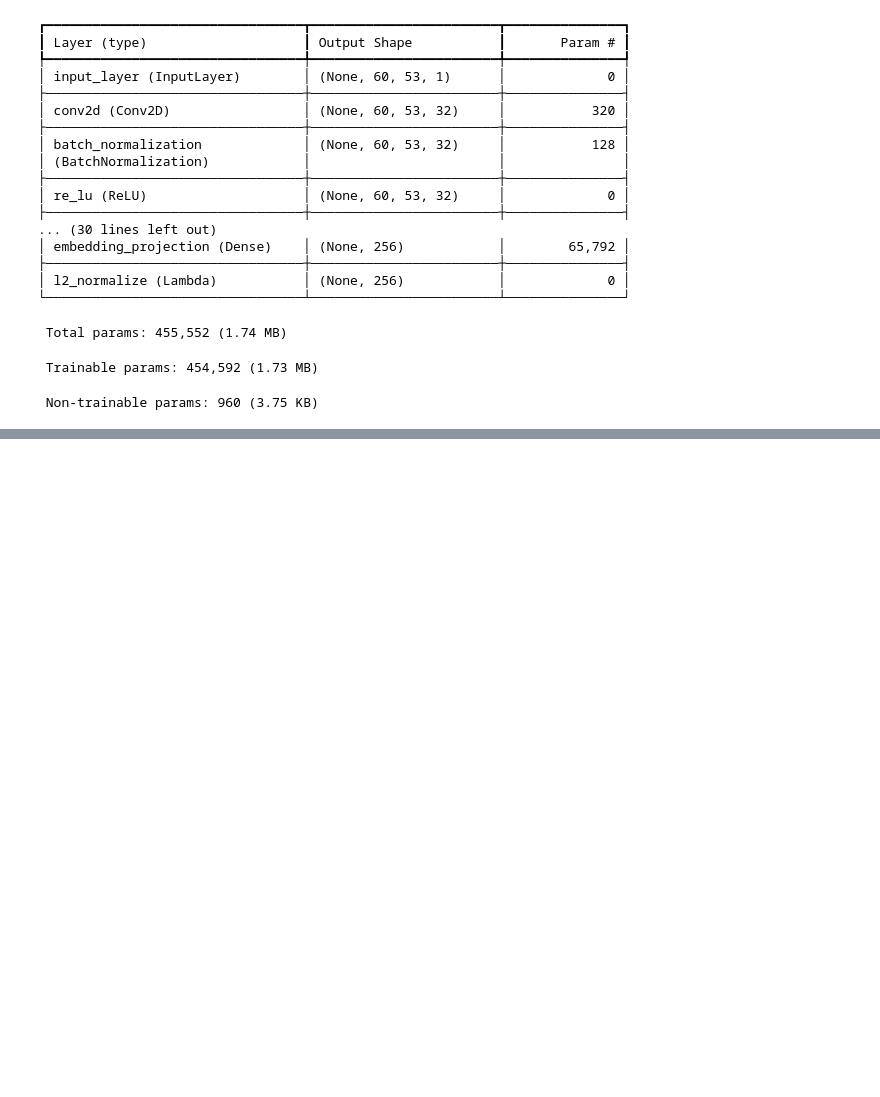
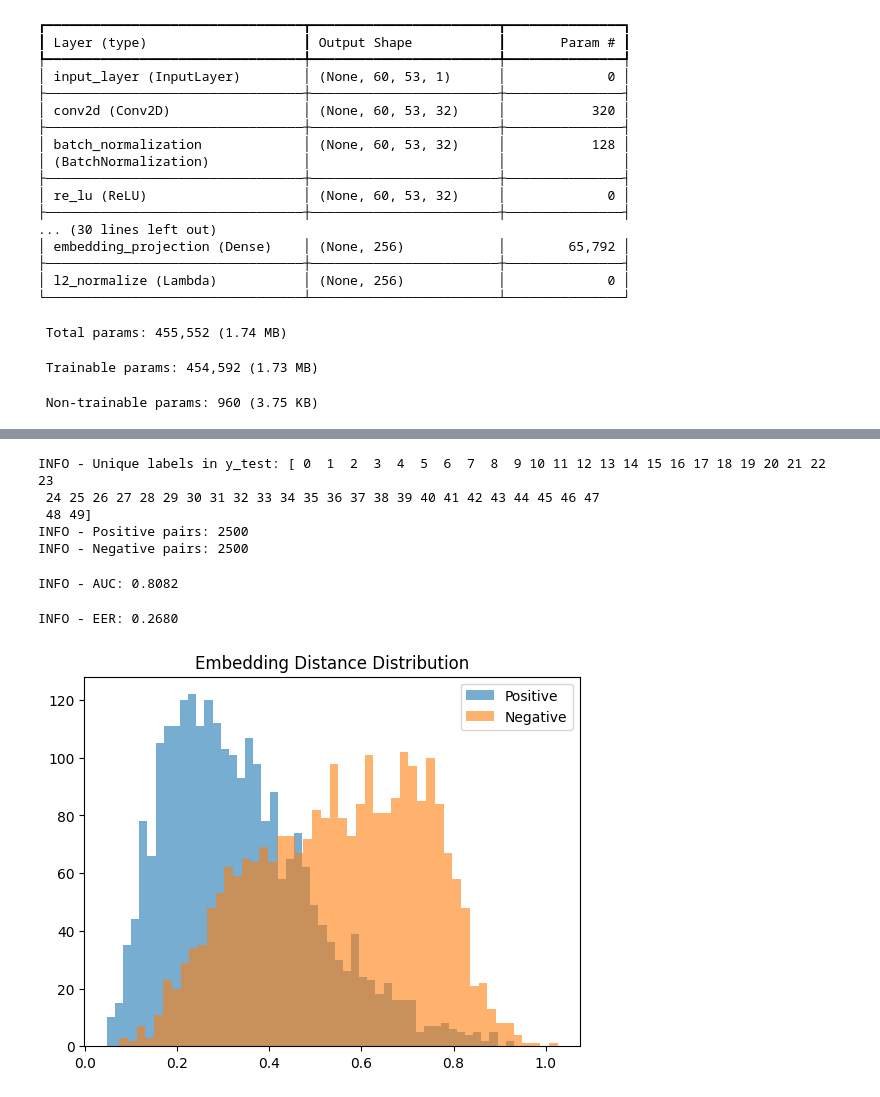
Before and after one commit to dmaman86/author-handwriting-recog, a Jupyter notebook: notebooks/code_50.ipynb, the cells around one changed output, grey strips where cells are left out. Cells and saved outputs as stored; diff of their text form; code cells hidden in the pictures; blank space fills up the shorter version.

```diff
--- a/notebooks/code_50.ipynb
+++ b/notebooks/code_50.ipynb
@@ -436,0 +638,2 @@ TypeError: `output_signature` must contain objects that are subclass of `tf.Type
+# %%
+X_test_resized = resize_batch(X_test)
@@ -436,0 +648,6 @@ TypeError: `output_signature` must contain objects that are subclass of `tf.Type
+# %%
+embeddings_transformer_test = transformer_model.predict(
+    X_test_resized,
+    batch_size=32,
+    verbose=1
+)
@@ -436,0 +719,2 @@ TypeError: `output_signature` must contain objects that are subclass of `tf.Type
+# %%
+E1, E2, y_pairs = build_eval_pairs(embeddings_transformer_test, y_test)
@@ -436,0 +731,10 @@ TypeError: `output_signature` must contain objects that are subclass of `tf.Type
+# %%
+logger.info(f"Unique labels in y_test: {np.unique(y_test)}")
+logger.info(f"Positive pairs: {np.sum(y_pairs == 1)}")
+logger.info(f"Negative pairs: {np.sum(y_pairs == 0)}")
+# %% [output]
+INFO - Unique labels in y_test: [ 0  1  2  3  4  5  6  7  8  9 10 11 12 13 14 15 16 17 18 19 20 21 22 23
+ 24 25 26 27 28 29 30 31 32 33 34 35 36 37 38 39 40 41 42 43 44 45 46 47
+ 48 49]
+INFO - Positive pairs: 2500
+INFO - Negative pairs: 2500
@@ -436,0 +743,29 @@ TypeError: `output_signature` must contain objects that are subclass of `tf.Type
+# %%
+distances = np.linalg.norm(E1 - E2, axis=1)
+# %%
+from sklearn.metrics import roc_curve, auc
+
+fpr, tpr, thresholds = roc_curve(y_pairs, -distances)
+roc_auc = auc(fpr, tpr)
+
+logger.info(f"AUC: {roc_auc:.4f}")
+# %% [output]
+INFO - AUC: 0.8082
+# %%
+fnr = 1 - tpr
+eer_idx = np.argmin(np.abs(fpr - fnr))
+eer = fpr[eer_idx]
+
+logger.info(f"EER: {eer:.4f}")
+# %% [output]
+INFO - EER: 0.2680
+# %%
+import matplotlib.pyplot as plt
+
+plt.hist(distances[y_pairs == 1], bins=50, alpha=0.6, label="Positive")
+plt.hist(distances[y_pairs == 0], bins=50, alpha=0.6, label="Negative")
+plt.legend()
+plt.title("Embedding Distance Distribution")
+plt.show()
+# %% [output]
+[figure, added]
```
Also changed, not shown: parts of 93 cells of this notebook, 23 other files.
